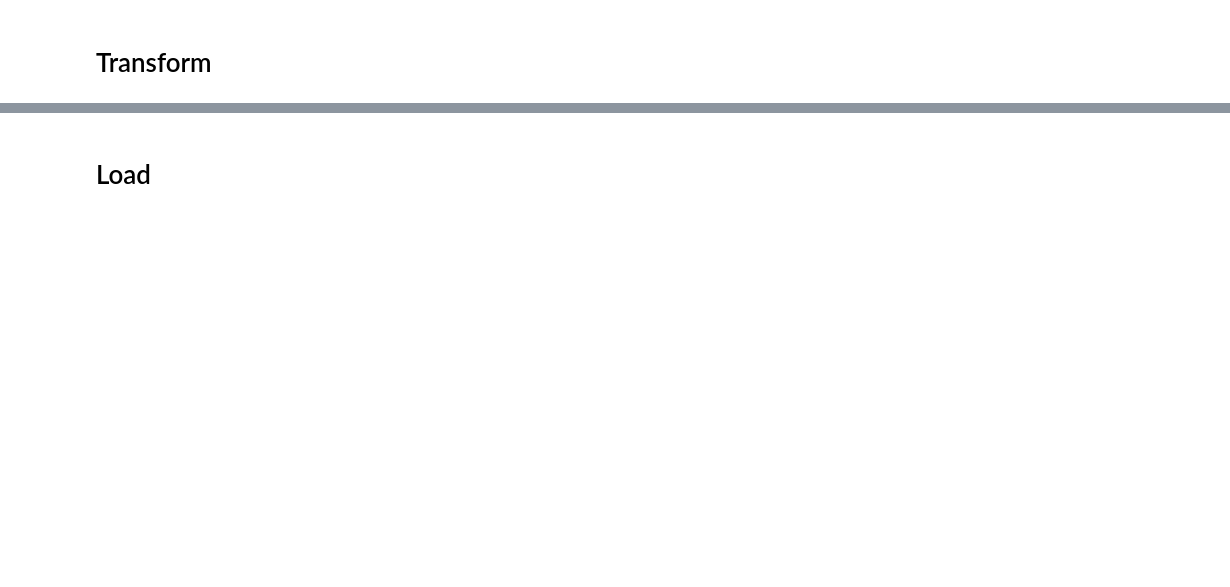
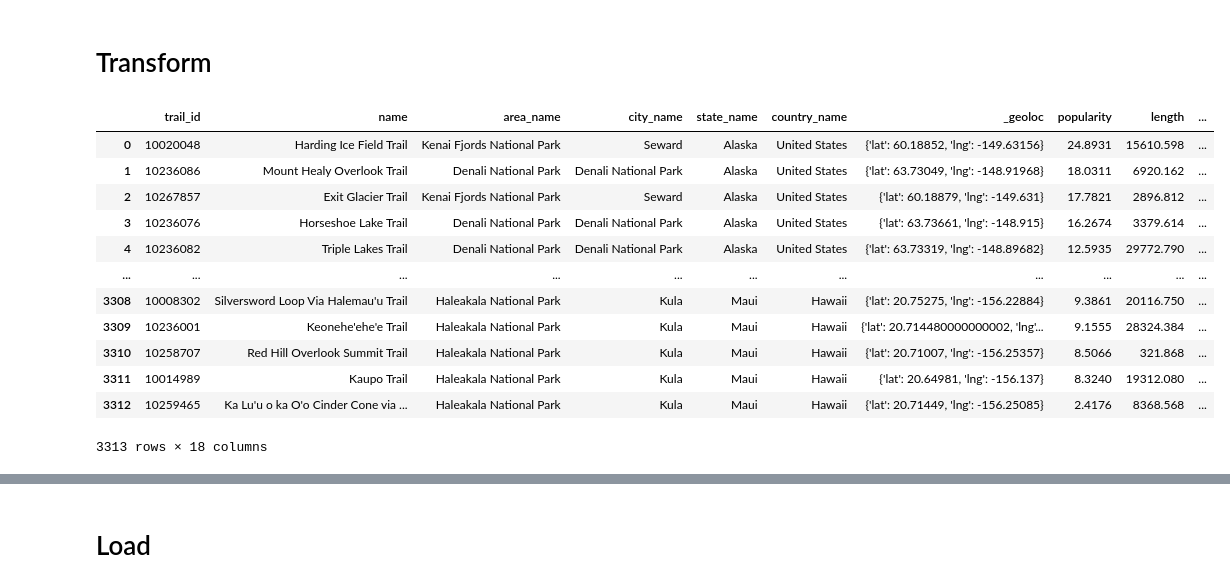
Before and after one commit to prathibha02/Project-2-parks_database, a Jupyter notebook: National_Parks.ipynb, the cells around one changed output, grey strips where cells are left out. Drawn from its saved outputs; the diff is of its cells as text; code cells hidden in the pictures; blank space fills up the shorter version.

```diff
--- a/National_Parks.ipynb
+++ b/National_Parks.ipynb
@@ -108,9 +132,23 @@ park_df = park_df.replace({'Hawaiʻi Volcanoes National Park':'Hawaii Volcanoes
 # %%
 # All Trails pulled from
 # https://www.kaggle.com/code/jessicaqjiang/all-trails-in-np-analysis/data
 all_trails = pd.read_csv('Working/Resources/AllTrails data - nationalpark.csv')
 all_trails=all_trails.reset_index(drop=True)
-park_code = park_df[["park_name","park_code"]]
+all_trails
+# %% [output]
+|  | trail_id | name | area_name | city_name | state_name | country_name | _geoloc | popularity | length | ... |
+| 0 | 10020048 | Harding Ice Field Trail | Kenai Fjords National Park | Seward | Alaska | United States | {'lat': 60.18852, 'lng': -149.63156} | 24.8931 | 15610.598 | ... |
+| 1 | 10236086 | Mount Healy Overlook Trail | Denali National Park | Denali National Park | Alaska | United States | {'lat': 63.73049, 'lng': -148.91968} | 18.0311 | 6920.162 | ... |
+| 2 | 10267857 | Exit Glacier Trail | Kenai Fjords National Park | Seward | Alaska | United States | {'lat': 60.18879, 'lng': -149.631} | 17.7821 | 2896.812 | ... |
+| 3 | 10236076 | Horseshoe Lake Trail | Denali National Park | Denali National Park | Alaska | United States | {'lat': 63.73661, 'lng': -148.915} | 16.2674 | 3379.614 | ... |
+| 4 | 10236082 | Triple Lakes Trail | Denali National Park | Denali National Park | Alaska | United States | {'lat': 63.73319, 'lng': -148.89682} | 12.5935 | 29772.790 | ... |
+| ... | ... | ... | ... | ... | ... | ... | ... | ... | ... | ... |
+| 3308 | 10008302 | Silversword Loop Via Halemau'u Trail | Haleakala National Park | Kula | Maui | Hawaii | {'lat': 20.75275, 'lng': -156.22884} | 9.3861 | 20116.750 | ... |
+| 3309 | 10236001 | Keonehe'ehe'e Trail | Haleakala National Park | Kula | Maui | Hawaii | {'lat': 20.714480000000002, 'lng'... | 9.1555 | 28324.384 | ... |
+| 3310 | 10258707 | Red Hill Overlook Summit Trail | Haleakala National Park | Kula | Maui | Hawaii | {'lat': 20.71007, 'lng': -156.25357} | 8.5066 | 321.868 | ... |
+| 3311 | 10014989 | Kaupo Trail | Haleakala National Park | Kula | Maui | Hawaii | {'lat': 20.64981, 'lng': -156.137} | 8.3240 | 19312.080 | ... |
+| 3312 | 10259465 | Ka Lu'u o ka O'o Cinder Cone via ... | Haleakala National Park | Kula | Maui | Hawaii | {'lat': 20.71449, 'lng': -156.25085} | 2.4176 | 8368.568 | ... |
+3313 rows × 18 columns
 # %%
 # Some National Parks are listed differently in the All Trails Dataset; need to rename
 all_trails = all_trails.replace({'Black Canyon of the Gunnison National Park':'Black Canyon Of The Gunnison National Park',
```
Also changed, not shown: parts of 23 cells of this notebook, 4 other files.
